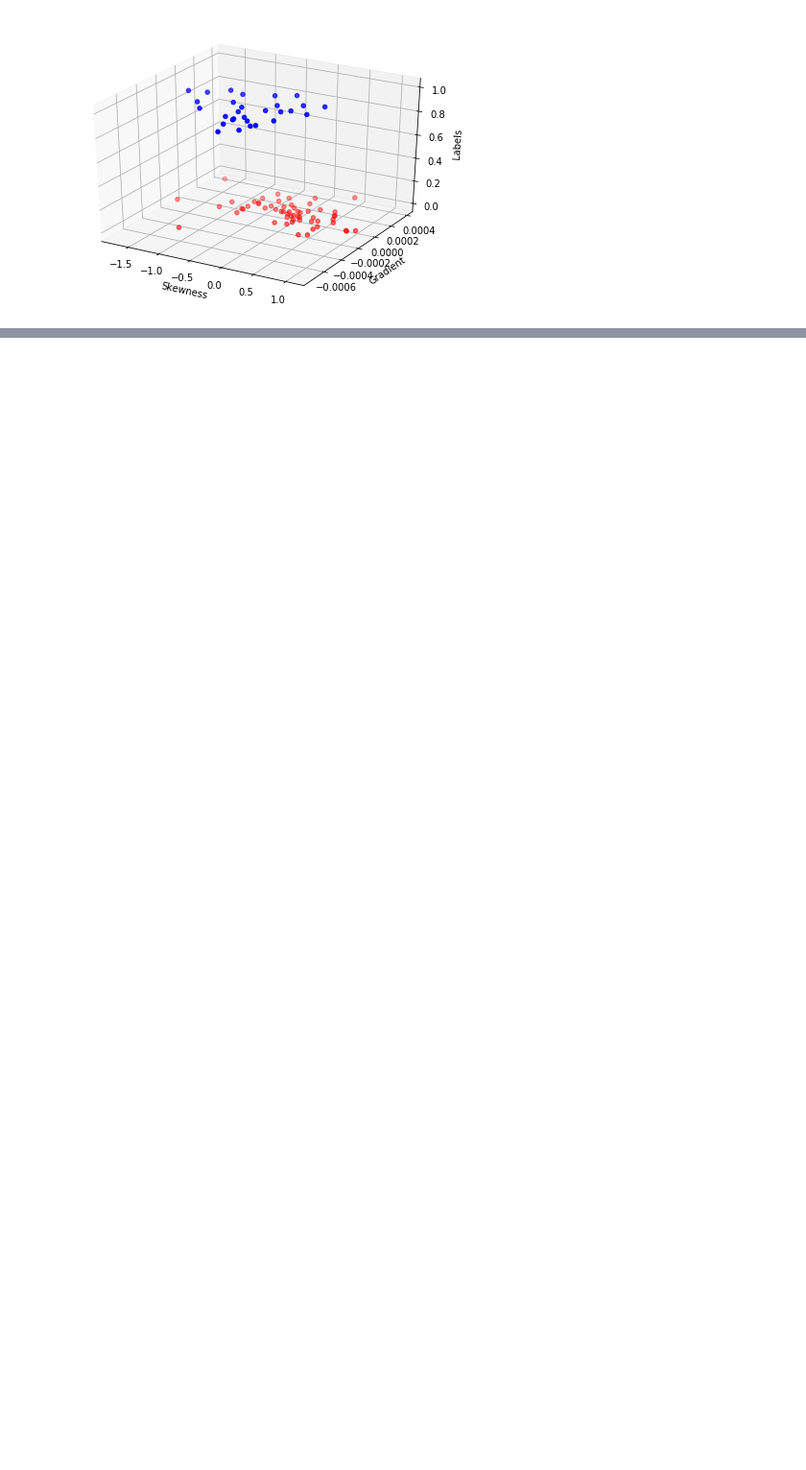
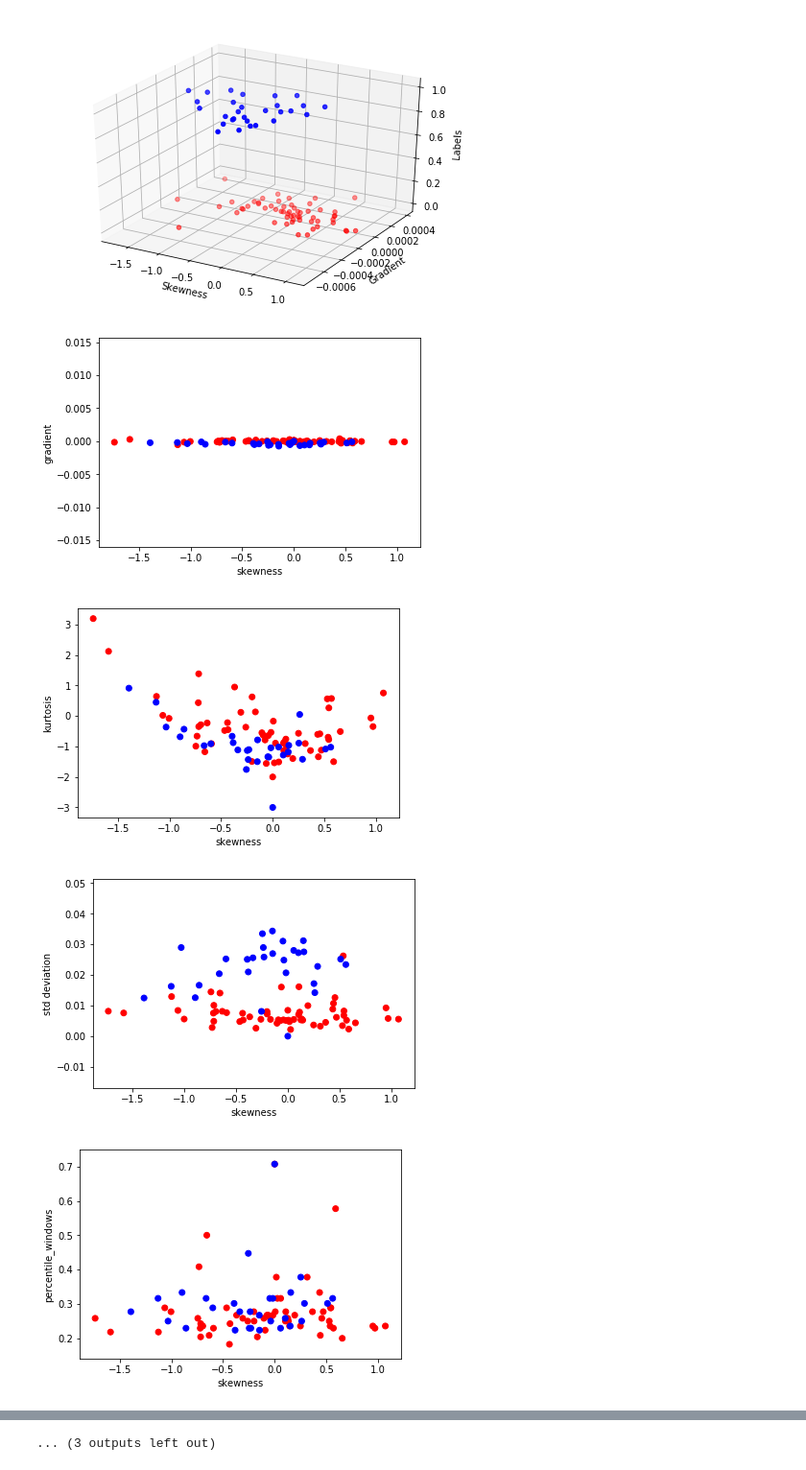
Before and after one commit to nithishr/activity_recognition, a Jupyter notebook: DataExploration.ipynb, the cells around one changed output, grey strips where cells are left out. Shown at 96% size. Cells and saved outputs as stored; diff of their text form; code cells hidden in the pictures; blank space fills up the shorter version.

```diff
--- a/DataExploration.ipynb
+++ b/DataExploration.ipynb
@@ -178,3 +270,23 @@ ax.set_ylabel('Gradient')
 plt.show()
 # %% [output]
 [figure]
+# %%
+for combo in combos:
+#     print(windows_map[combo[0]]['legend'], windows_map[combo[1]]['legend'])
+    fig = plt.figure()
+#     ax = Axes3D(fig)
+#     ax.scatter(windows_map[combo[0]]['values'], windows_map[combo[1]]['values'], windows_map[6]['values'], c=[(lambda x:'r' if x==0 else 'b')(x) for x in windows_map[6]['values']])
+    plt.scatter(windows_map[combo[0]]['values'], windows_map[combo[1]]['values'], c=[(lambda x:'r' if x==0 else 'b')(x) for x in windows_map[6]['values']])
+    ax = plt.subplot()
+    ax.set_xlabel(windows_map[combo[0]]['legend'])
+    ax.set_ylabel(windows_map[combo[1]]['legend'])
+#     plt.set_xlabel(windows_map[combo[0]]['legend'])
+#     plt.set_ylabel(windows_map[combo[1]]['legend'])
+#     plt.axes(windows_map[combo[0]]['legend'])
+#     plt.axes(windows_map[combo[1]]['legend'])
+    plt.show()
+# %% [output]
+[figure, added]
+[figure, added]
+[figure, added]
+[figure, added]
@@ -180,0 +301 @@ plt.show()
+... (3 outputs left out)
```
Also changed, not shown: parts of 12 cells of this notebook.
